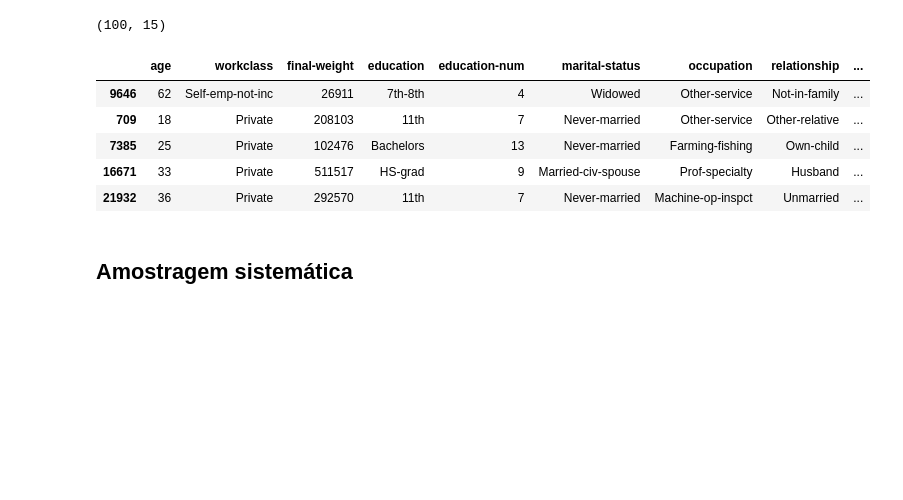
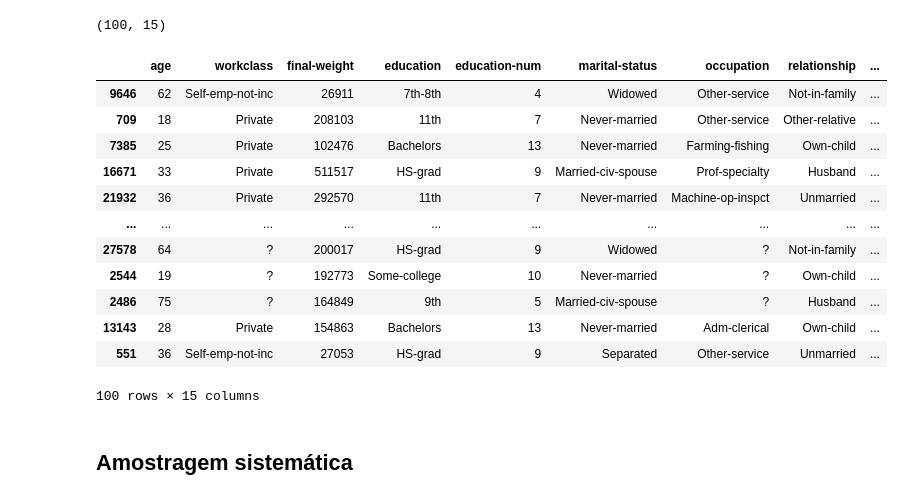
Before and after one commit to fellipaocastro/estatistica, a Jupyter notebook: amostragem.ipynb, the cells around one changed output. Saved outputs shown, nothing was run; the diff lists cells and outputs as text; code cells hidden in the pictures; blank space fills up the shorter version.

```diff
--- a/amostragem.ipynb
+++ b/amostragem.ipynb
@@ -21,14 +21,21 @@ df_amostra_aleatoria_simples.shape
 # %% [output]
 (100, 15)
 # %%
-df_amostra_aleatoria_simples.head()
+df_amostra_aleatoria_simples
 # %% [output]
 |  | age | workclass | final-weight | education | education-num | marital-status | occupation | relationship | ... |
 | 9646 | 62 | Self-emp-not-inc | 26911 | 7th-8th | 4 | Widowed | Other-service | Not-in-family | ... |
 | 709 | 18 | Private | 208103 | 11th | 7 | Never-married | Other-service | Other-relative | ... |
 | 7385 | 25 | Private | 102476 | Bachelors | 13 | Never-married | Farming-fishing | Own-child | ... |
 | 16671 | 33 | Private | 511517 | HS-grad | 9 | Married-civ-spouse | Prof-specialty | Husband | ... |
 | 21932 | 36 | Private | 292570 | 11th | 7 | Never-married | Machine-op-inspct | Unmarried | ... |
+| ... | ... | ... | ... | ... | ... | ... | ... | ... | ... |
+| 27578 | 64 | ? | 200017 | HS-grad | 9 | Widowed | ? | Not-in-family | ... |
+| 2544 | 19 | ? | 192773 | Some-college | 10 | Never-married | ? | Own-child | ... |
+| 2486 | 75 | ? | 164849 | 9th | 5 | Married-civ-spouse | ? | Husband | ... |
+| 13143 | 28 | Private | 154863 | Bachelors | 13 | Never-married | Adm-clerical | Own-child | ... |
+| 551 | 36 | Self-emp-not-inc | 27053 | HS-grad | 9 | Separated | Other-service | Unmarried | ... |
+100 rows × 15 columns
 # %% [markdown]
 ## Amostragem sistemática
 # %%
```
Also changed, not shown: parts of 2 cells of this notebook, 1 other file.
